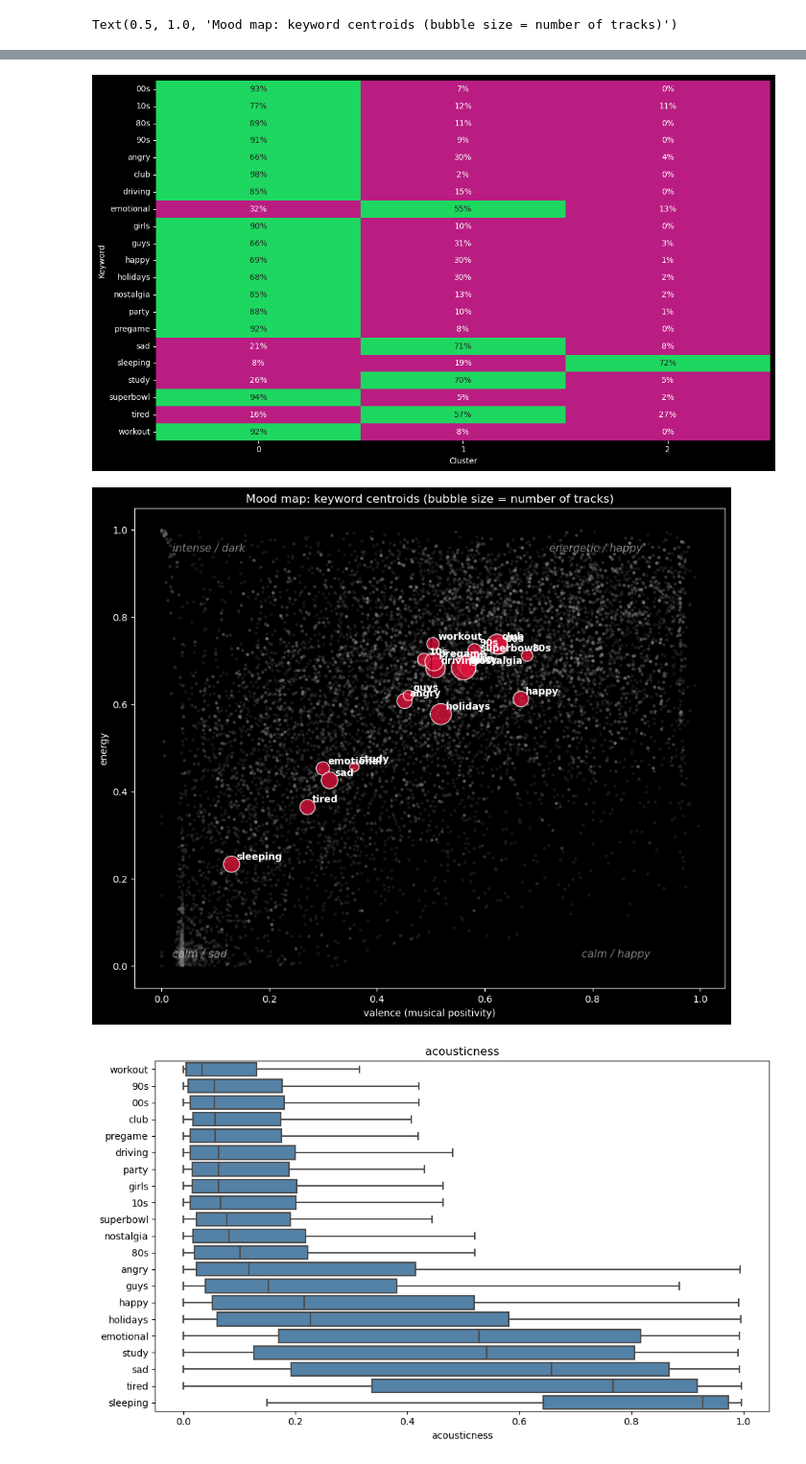
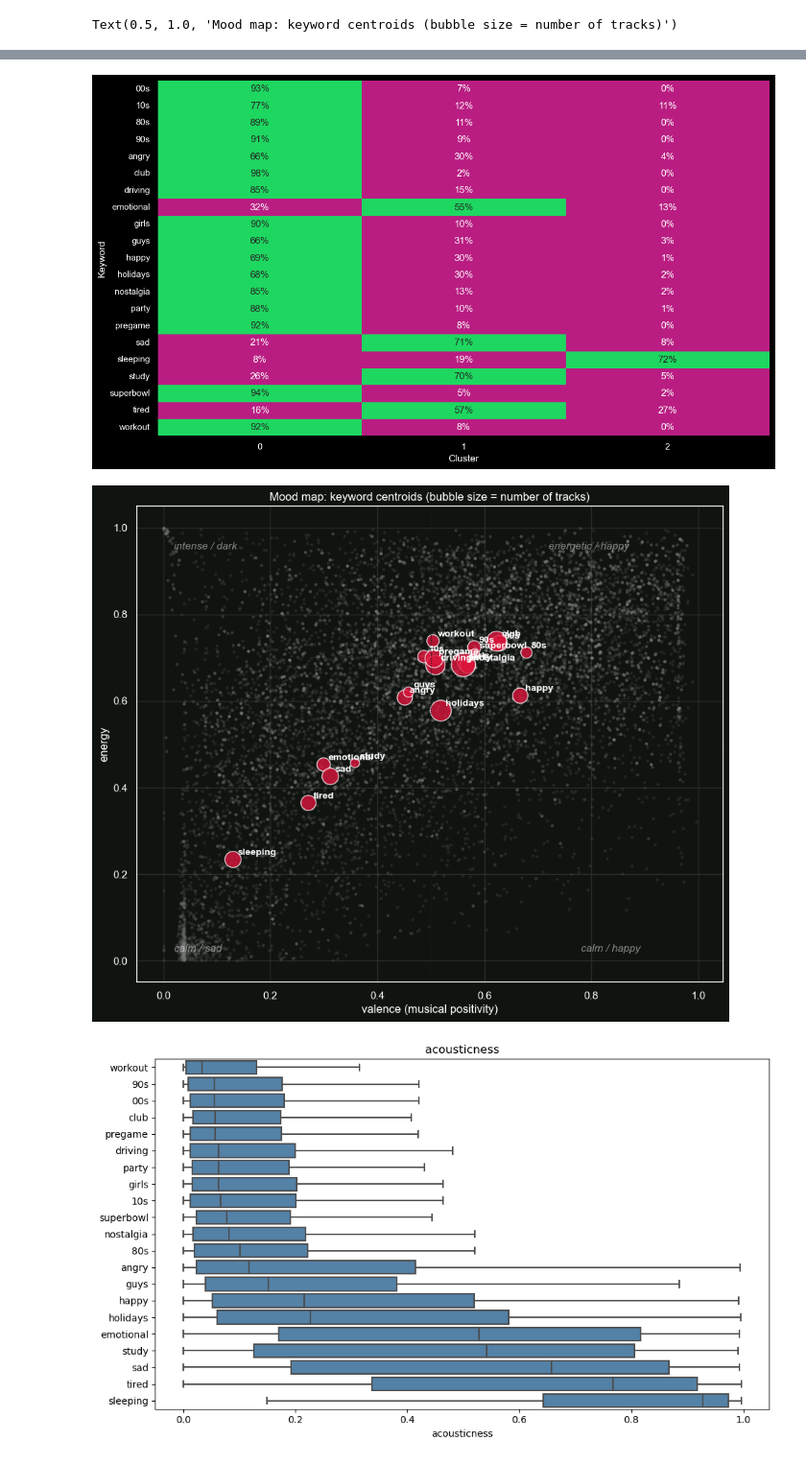
Before and after one commit to jjmecca/DiDa-425-Spotify-Data-Journalism-Project, a Jupyter notebook: clustering graph.ipynb, the cells around one changed output, grey strips where cells are left out. Shown at 96% size. Drawn from its saved outputs; the diff is of its cells as text; code cells hidden in the pictures.

```diff
--- a/clustering graph.ipynb
+++ b/clustering graph.ipynb
@@ -75,7 +75,19 @@ share = pd.crosstab(
     X_df.cluster,
     normalize="index"
 )
-plt.style.use("dark_background")
+
+sns.set_theme(
+    style="darkgrid",  # Sets up clean gridlines and removes spines
+    rc={
+        "figure.facecolor": "#101410",  # Outer border background
+        "axes.facecolor": "#101410",    # Inner plot background
+        "text.color": "white",          # Title color
+        "axes.labelcolor": "white",     # X and Y axis label colors
+        "xtick.color": "white",         # X-axis tick numbers
+        "ytick.color": "white",         # Y-axis tick numbers
+        "grid.color": "#2a2e2a"         # Subtle gridlines that stand out against #101410
+    }
+)
 
 
 plt.figure(figsize=(12, 7), facecolor="black")
@@ -121,6 +133,6 @@ Text(0.5, 1.0, 'Mood map: keyword centroids (bubble size = number of tracks)')
 [figure]
-[figure, old version]
+[figure, new version]
-[figure, old version]
+[figure, new version]
 # %%
 PROFILE_COLS = AUDIO_FEATURES + ["popularity"]
 kw_means = df_kw.groupby("keyword")[PROFILE_COLS].mean()
```
Also changed, not shown: parts of 1 cell of this notebook.
